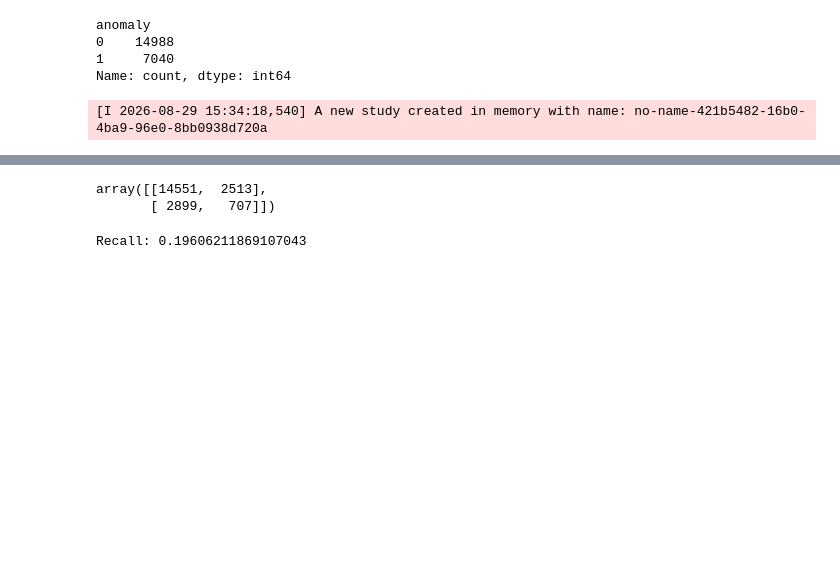
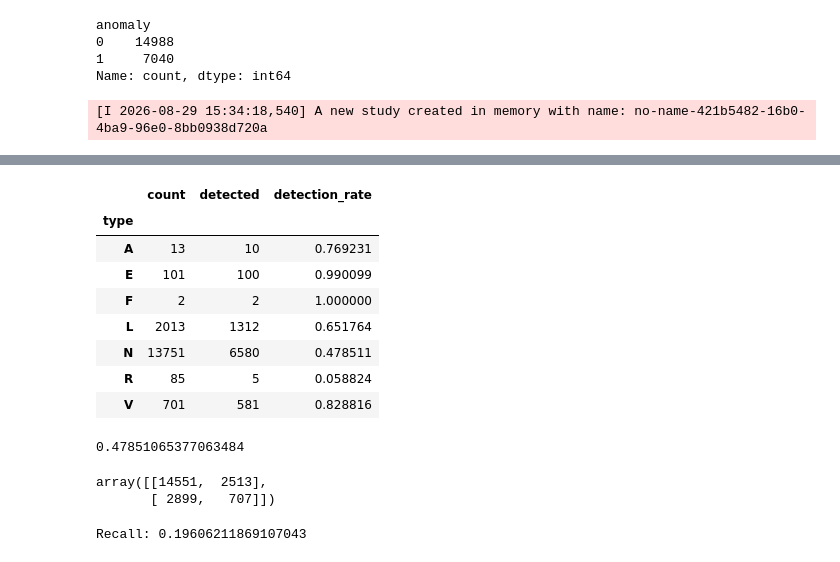
Before and after one commit to spoiler48/ecg-anomalies, a Jupyter notebook: notebooks/05_ocsvm.ipynb, the cells around one changed output, grey strips where cells are left out. Saved outputs shown, nothing was run; the diff lists cells and outputs as text; code cells hidden in the pictures; blank space fills up the shorter version.

```diff
--- a/notebooks/05_ocsvm.ipynb
+++ b/notebooks/05_ocsvm.ipynb
@@ -180,0 +190,7 @@ study.optimize(
+# %%
+best_trial = study.best_trial
+
+print("F1:", best_trial.value)
+print("Precision:", best_trial.user_attrs['precision'])
+print("Recall:", best_trial.user_attrs['recall'])
+print("Params:", best_trial.params)
@@ -180,0 +202,3 @@ study.optimize(
+# %%
+best_model = OneClassSVM(**best_trial.params)
+best_model.fit(X_train_scaled)
@@ -180,0 +208,7 @@ study.optimize(
+# %%
+val_pred = best_model.predict(X_val_scaled)
+y_val_pred = np.where(val_pred == -1, 1, 0)
+
+cm = confusion_matrix(y_val, y_val_pred)
+
+print(cm)
@@ -180,0 +218,4 @@ study.optimize(
+# %%
+val_results = val_df.copy()
+
+val_results['prediction'] = y_val_pred
@@ -181,3 +238,37 @@ study.optimize(
+# %%
+type_results = val_results.groupby('type').agg(
+    count=('type', 'size'),
+    detected=('prediction', 'sum')
+)
+
+type_results['detection_rate'] = (
+    type_results['detected']
+    / type_results['count']
+)
+
+type_results
+# %% [output]
+|  | count | detected | detection_rate |
+| type |  |  |  |
+| A | 13 | 10 | 0.769231 |
+| E | 101 | 100 | 0.990099 |
+| F | 2 | 2 | 1.000000 |
+| L | 2013 | 1312 | 0.651764 |
+| N | 13751 | 6580 | 0.478511 |
+| R | 85 | 5 | 0.058824 |
+| V | 701 | 581 | 0.828816 |
+# %%
+normal_val = val_results[
+    val_results['type'] == 'N'
+]
+
+false_positive_rate = (
+    normal_val['prediction'].mean()
+)
+
+print(false_positive_rate)
+# %% [output]
+0.47851065377063484
 # %%
 pred = ocsvm.predict(X_test_scaled)
 y_pred = np.where(pred == -1, 1, 0)
```
Also changed, not shown: parts of 5 cells of this notebook.
